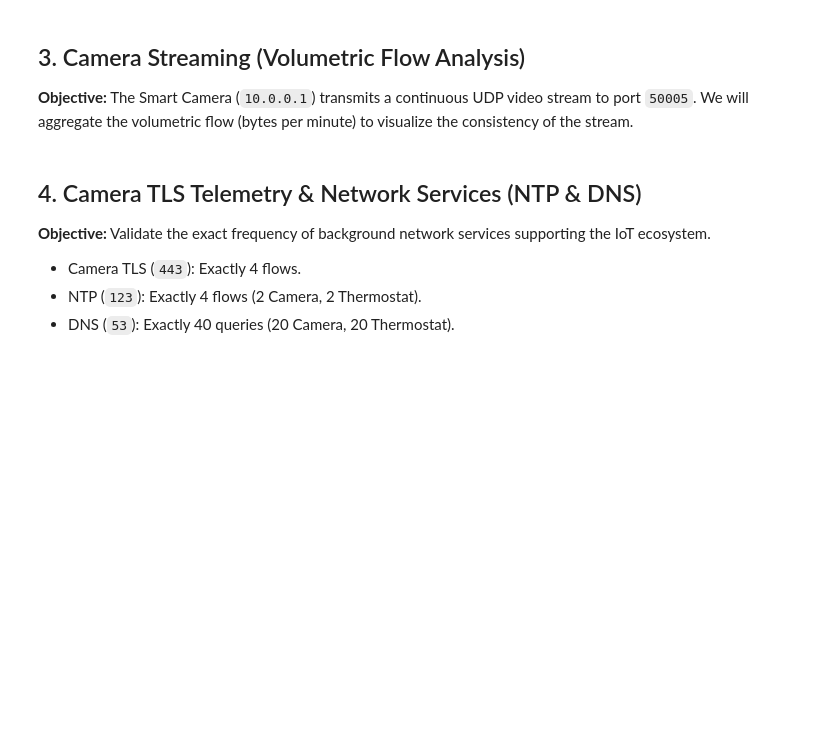
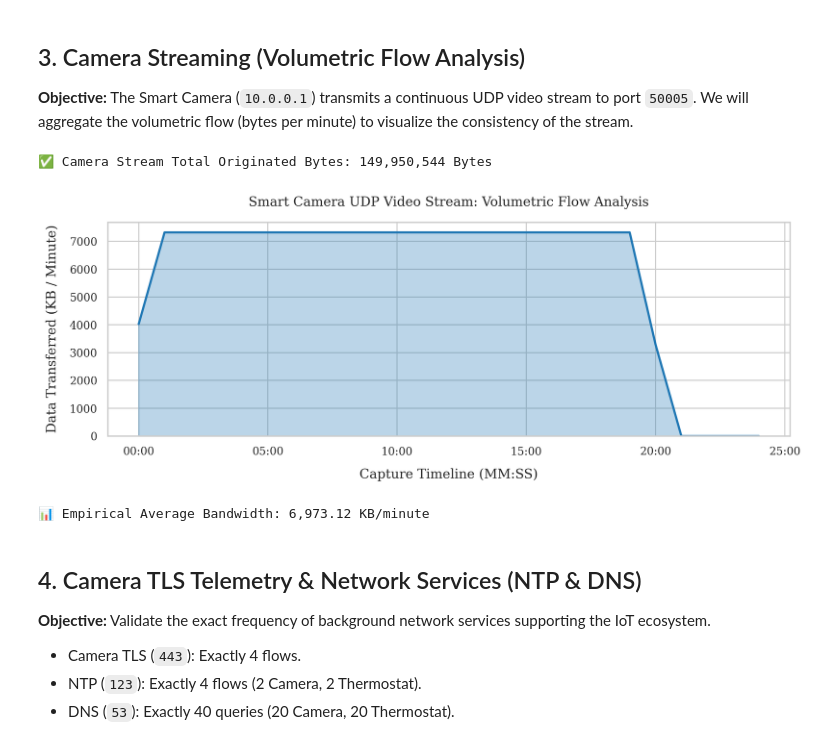
Before and after one commit to thismanera/iot_forensics_project, a Jupyter notebook: code/analysis/scenario1_analysis.ipynb, the cells around one changed output. Cells and saved outputs as stored; diff of their text form; code cells hidden in the pictures; blank space fills up the shorter version.

Commit message:
feat: Scenario 1 analysis

```diff
--- a/code/analysis/scenario1_analysis.ipynb
+++ b/code/analysis/scenario1_analysis.ipynb
@@ -48,12 +44,20 @@ log_to_df = LogToDataFrame()
 # Ingest Zeek Logs
 conn_df = log_to_df.create_dataframe(os.path.join(LOG_DIR, 'conn.log'))
 dns_df = log_to_df.create_dataframe(os.path.join(LOG_DIR, 'dns.log'))
+ntp_df = log_to_df.create_dataframe(os.path.join(LOG_DIR, 'ntp.log'))
+
+# Deduplicate packets caused by Mininet capturing on 'any' interface
+conn_df = conn_df.drop_duplicates(subset=['uid'], keep='first')
+dns_df = dns_df.drop_duplicates(subset=['uid'], keep='first')
+ntp_df = ntp_df.drop_duplicates(subset=['uid'], keep='first')
 
 # Preprocessing: Ensure timestamps are timezone-naive for easier math
 if conn_df.index.tz is not None:
     conn_df.index = conn_df.index.tz_localize(None)
 if dns_df.index.tz is not None:
     dns_df.index = dns_df.index.tz_localize(None)
+if ntp_df.index.tz is not None:
+    ntp_df.index = ntp_df.index.tz_localize(None)
 
 # Define our forensic scope
 target_ips = ['10.0.0.1', '10.0.0.2', '10.0.0.3', '10.0.0.254']
@@ -61,6 +65,8 @@ target_ips = ['10.0.0.1', '10.0.0.2', '10.0.0.3', '10.0.0.254']
 # Filter conn.log to only include traffic where our topology nodes are the originators
 conn_df = conn_df[conn_df['id.orig_h'].isin(target_ips)]
 dns_df = dns_df[dns_df['id.orig_h'].isin(target_ips)]
+ntp_df = ntp_df[ntp_df['id.orig_h'].isin(target_ips)]
 
 print(f"Total connections ingested: {len(conn_df)}")
 print(f"Total DNS queries ingested: {len(dns_df)}")
+print(f"Total NTP queries ingested: {len(ntp_df)}")
@@ -99,29 +134,72 @@ print(f"Keep-Alive IAT Variance: {iat_var:.4f}")
 # %%
 # Filter for Camera UDP Video Stream
 camera_udp = conn_df[(conn_df['id.orig_h'] == '10.0.0.1') &
                      (conn_df['id.resp_p'] == 50005) &
                      (conn_df['proto'] == 'udp')].copy()
 
 total_bytes = camera_udp['orig_bytes'].sum()
 print(f"✅ Camera Stream Total Originated Bytes: {total_bytes:,.0f} Bytes")
 
-# Resample volumetric flow per minute
-# Note: Zeek conn.log logs the aggregate flow when the connection closes or times out.
-# For a continuous UDP stream, it might be a single large row or segmented based on Zeek's timeout settings.
-volume_over_time = camera_udp['orig_bytes'].resample('1T').sum()
+# ---------------------------------------------------------
+# Forensic Data Distribution (Solving the Zeek Aggregate Problem)
+# ---------------------------------------------------------
+# Create a blank, continuous timeline for the entire capture duration at 1-second resolution
+# UPDATED: Use 's' instead of 'S' for modern Pandas
+capture_start = conn_df.index.min()
+capture_end = conn_df.index.max()
+timeline = pd.Series(0.0, index=pd.date_range(start=capture_start, end=capture_end, freq='s'))
 
-# Plotting the Volumetric Flow
-fig, ax = plt.subplots(figsize=(8, 4))
-ax.plot(volume_over_time.index, volume_over_time.values / 1024, marker='o', linestyle='-', color='#1f77b4')
-ax.set_title("Smart Camera UDP Video Stream Volumetric Flow")
-ax.set_xlabel("Time (MM:SS)")
-ax.set_ylabel("Kilobytes (KB)")
+# Distribute the aggregate bytes evenly across the active duration of each flow
+for flow_start, row in camera_udp.iterrows():
+    # Safely extract duration in seconds (defaulting to 1 to prevent division by zero)
+    duration_sec = row['duration'].total_seconds() if pd.notna(row['duration']) else 1.0
+    if duration_sec <= 0: duration_sec = 1.0
+
+    bytes_per_sec = row['orig_bytes'] / duration_sec
+    flow_end = flow_start + pd.Timedelta(seconds=duration_sec)
+
+    # Add this flow's bandwidth to the active window in our master timeline
+    active_window = (timeline.index >= flow_start) & (timeline.index <= flow_end)
+    timeline.loc[active_window] += bytes_per_sec
+
+# Resample our distributed 1-second timeline into 1-minute bins for a clean visual
+# UPDATED: Use '1min' instead of '1T' for modern Pandas
+volume_over_time = timeline.resample('1min').sum()
+
+# Convert bytes to Kilobytes (KB)
+volume_kb = volume_over_time / 1024
+
+# ---------------------------------------------------------
+# Academic Plotting
+# ---------------------------------------------------------
+fig, ax = plt.subplots(figsize=(10, 4))
+
+# Use an area fill plot (fill_between) as it is the standard for representing continuous bandwidth
+ax.fill_between(volume_kb.index, volume_kb.values, color='#1f77b4', alpha=0.3)
+ax.plot(volume_kb.index, volume_kb.values, color='#1f77b4', linewidth=2)
+
+ax.set_title("Smart Camera UDP Video Stream: Volumetric Flow Analysis", pad=15)
+ax.set_xlabel("Capture Timeline (MM:SS)", labelpad=10)
+ax.set_ylabel("Data Transferred (KB / Minute)", labelpad=10)
+
+# Format X-axis to show clean Minutes:Seconds
 ax.xaxis.set_major_formatter(plt.matplotlib.dates.DateFormatter('%M:%S'))
+
+# Set Y-axis to start at 0 so the baseline is visually honest
+ax.set_ylim(bottom=0)
 
 plt.tight_layout()
 fig_path = os.path.join(OUTPUT_DIR, "camera_volumetric_flow.pdf")
 plt.savefig(fig_path, format='pdf', bbox_inches='tight')
 plt.show()
+
+# Calculate empirical average bandwidth to print to the terminal
+avg_kb_min = volume_kb[volume_kb > 0].mean()
+print(f"📊 Empirical Average Bandwidth: {avg_kb_min:,.2f} KB/minute")
+# %% [output]
+✅ Camera Stream Total Originated Bytes: 149,950,544 Bytes
+[figure, added]
+📊 Empirical Average Bandwidth: 6,973.12 KB/minute
 # %% [markdown]
 ## 4. Camera TLS Telemetry & Network Services (NTP & DNS)
 **Objective:** Validate the exact frequency of background network services supporting the IoT ecosystem.
```
Also changed, not shown: parts of 7 cells of this notebook.
